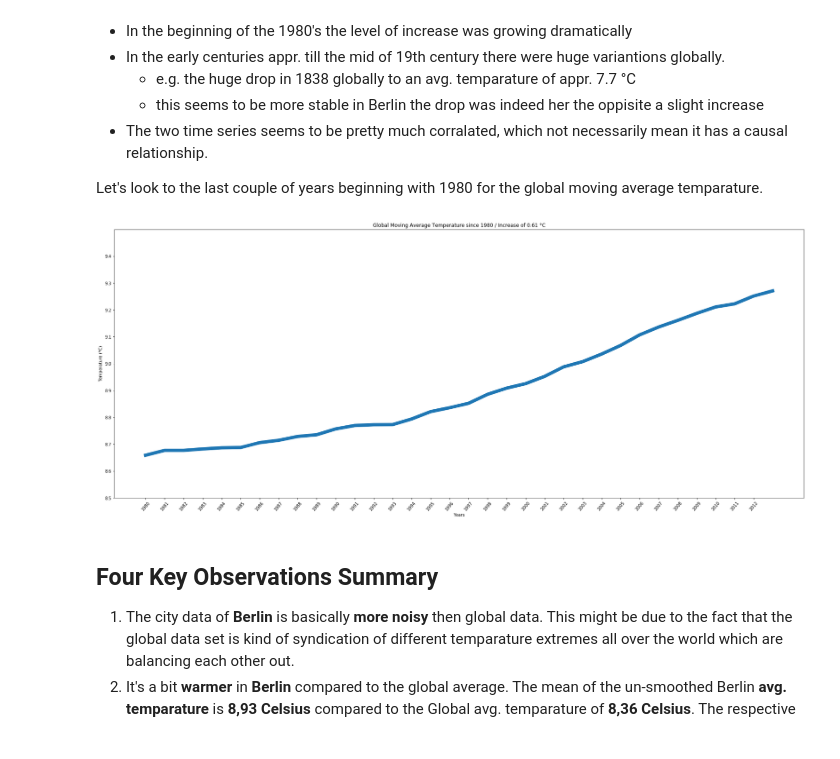
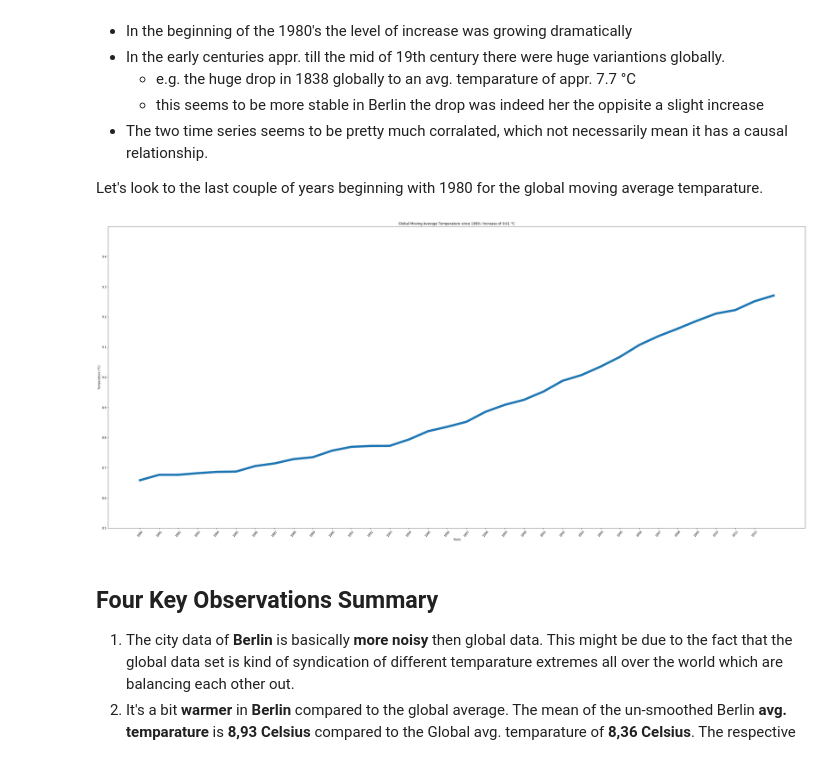
Before and after one commit to moosial/ExploreWeatherTrends, a Jupyter notebook: Explore_weather_trends.ipynb, the cells around one changed output. Saved outputs shown, nothing was run; the diff lists cells and outputs as text; code cells hidden in the pictures.

```diff
--- a/Explore_weather_trends.ipynb
+++ b/Explore_weather_trends.ipynb
@@ -225,20 +223,20 @@ Let's look to the last couple of years beginning with 1980 for the global moving
 # %%
 city_data = city_data.loc[(city_data['year'] >= 1980)]
 temp_1980 = city_data.global_mov_avg.min()
 temp_2012 = city_data.global_mov_avg.max()
 temp_diff = temp_2012 - temp_1980
-plt.figure(figsize=(30,12))
+plt.figure(figsize=(45,20))
 plt.plot(city_data['year'], city_data['global_mov_avg'],linewidth=8, markersize=12)
 plt.xlabel("Years")
 plt.ylabel("Temperature (°C)")
 plt.title("Global Moving Average Temperature since 1980 / Increase of {} °C".format(str('%.2f' % round(temp_diff,2))))
 plt.xticks(np.arange(min(city_data['year']), max(city_data['year']), 1))
 plt.ylim(bottom = 8.5, top = 9.5)
 plt.yticks(np.arange(8.5, 9.5, step=0.1))
 plt.xticks(rotation=50)
 plt.show()
 # %% [output]
-[figure, old version]
+[figure, new version]
 # %% [markdown]
 ## Four Key Observations Summary
 1. The city data of **Berlin** is basically **more noisy** then global data. This might be due to the fact that the global data set is kind of syndication of different temparature extremes all over the world which are balancing each other out.
```
Also changed, not shown: parts of 4 cells of this notebook, 1 other file.
